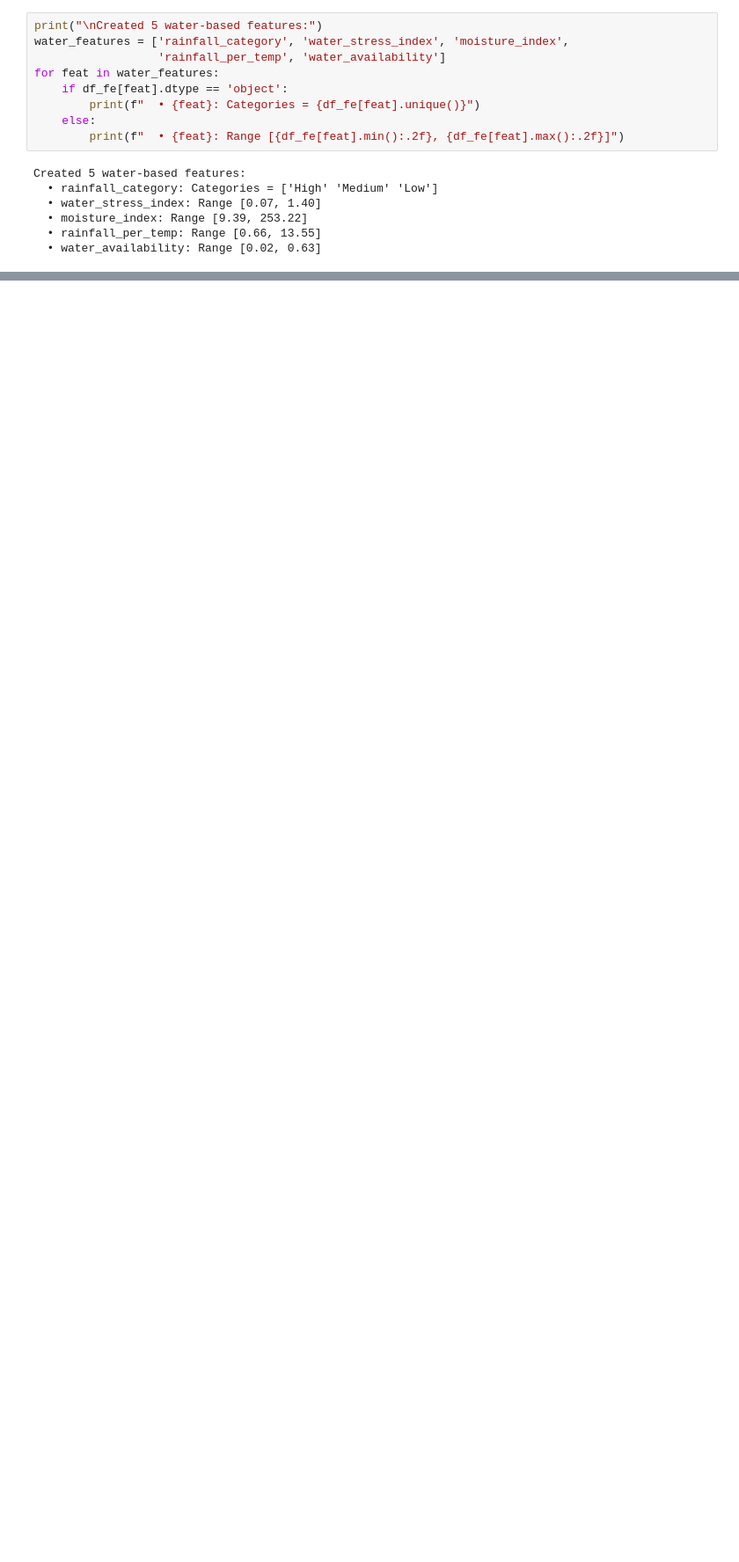
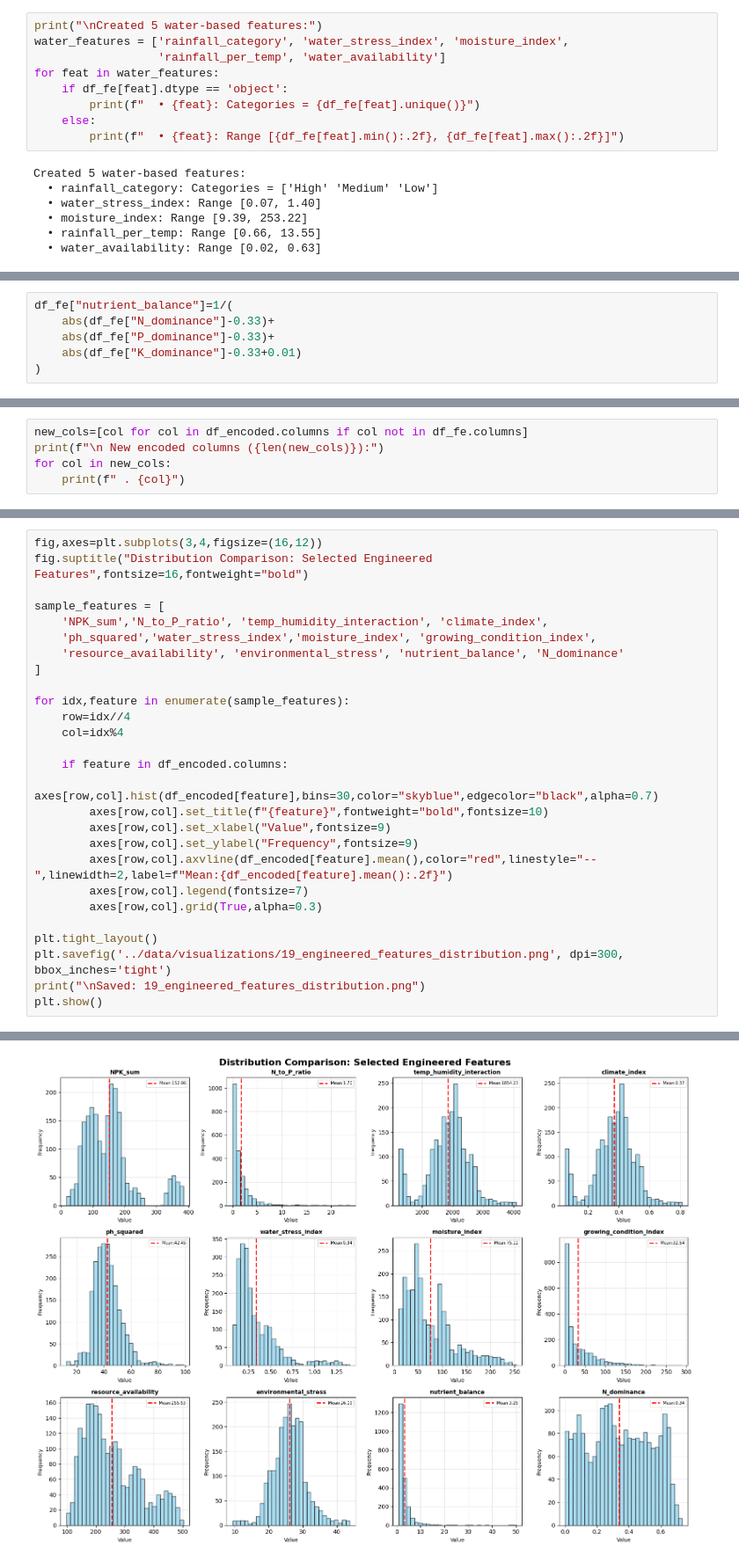
Before and after one commit to x-neon-nexus-o/AI-Powered-Crop-Recommendation-System-with-Explainable-AI-and-Economic-Analysis, a Jupyter notebook: notebooks/4.Feature Engineering.ipynb, the cells around one changed output, grey strips where cells are left out. Shown at 88% size. Saved outputs shown, nothing was run; the diff lists cells and outputs as text; blank space fills up the shorter version.

```diff
--- a/notebooks/4.Feature Engineering.ipynb
+++ b/notebooks/4.Feature Engineering.ipynb
@@ -286,0 +315,6 @@ Created 5 water-based features:
+# %%
+df_fe["nutrient_balance"]=1/(
+    abs(df_fe["N_dominance"]-0.33)+
+    abs(df_fe["P_dominance"]-0.33)+
+    abs(df_fe["K_dominance"]-0.33+0.01)
+)
@@ -286,0 +360,5 @@ Created 5 water-based features:
+# %%
+new_cols=[col for col in df_encoded.columns if col not in df_fe.columns]
+print(f"\n New encoded columns ({len(new_cols)}):")
+for col in new_cols:
+    print(f" . {col}")
@@ -286,0 +516,28 @@ Created 5 water-based features:
+# %%
+fig,axes=plt.subplots(3,4,figsize=(16,12))
+fig.suptitle("Distribution Comparison: Selected Engineered Features",fontsize=16,fontweight="bold")
+
+sample_features = [
+    'NPK_sum','N_to_P_ratio', 'temp_humidity_interaction', 'climate_index',
+    'ph_squared','water_stress_index','moisture_index', 'growing_condition_index',
+    'resource_availability', 'environmental_stress', 'nutrient_balance', 'N_dominance'
+]
+
+for idx,feature in enumerate(sample_features):
+    row=idx//4
+    col=idx%4
+
+    if feature in df_encoded.columns:
+        axes[row,col].hist(df_encoded[feature],bins=30,color="skyblue",edgecolor="black",alpha=0.7)
+        axes[row,col].set_title(f"{feature}",fontweight="bold",fontsize=10)
+        axes[row,col].set_xlabel("Value",fontsize=9)
+        axes[row,col].set_ylabel("Frequency",fontsize=9)
+        axes[row,col].axvline(df_encoded[feature].mean(),color="red",linestyle="--",linewidth=2,label=f"Mean:{df_encoded[feature].mean():.2f}")
+        axes[row,col].legend(fontsize=7)
+        axes[row,col].grid(True,alpha=0.3)
+
+plt.tight_layout()
+plt.savefig('../data/visualizations/19_engineered_features_distribution.png', dpi=300, bbox_inches='tight')
+print("\nSaved: 19_engineered_features_distribution.png")
+plt.show()
+# %% [output]
@@ -286,0 +545 @@ Created 5 water-based features:
+[figure, added]
```
Also changed, not shown: parts of 52 cells of this notebook, 6 other files.
